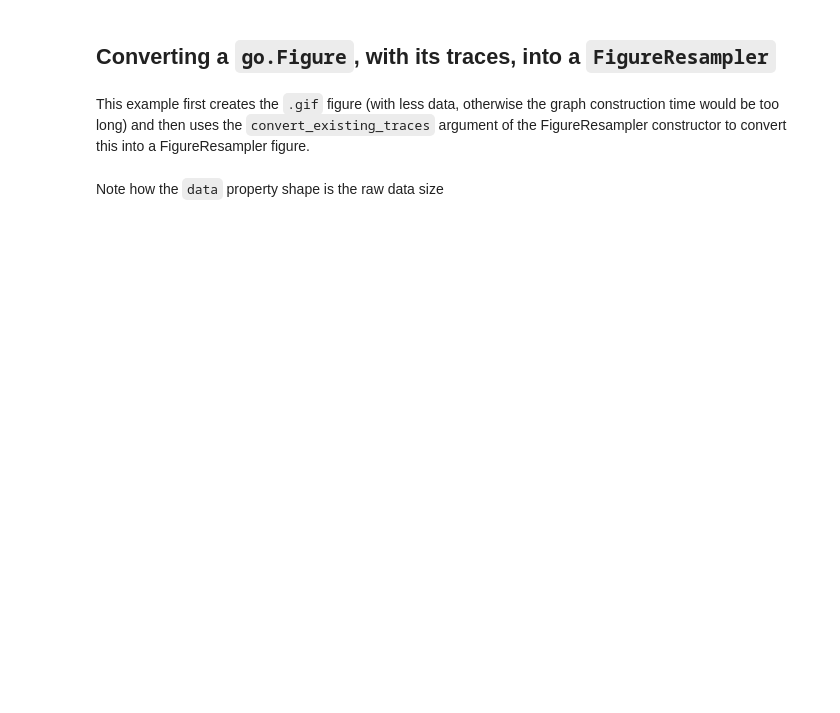
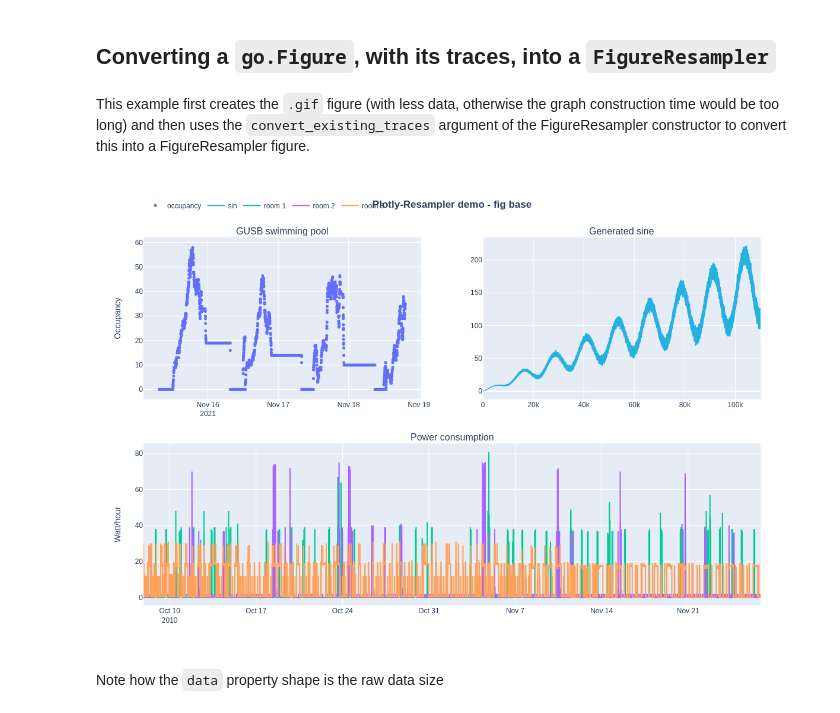
Before and after one commit to predict-idlab/plotly-resampler, a Jupyter notebook: examples/basic_example.ipynb, the cells around one changed output. Saved outputs shown, nothing was run; the diff lists cells and outputs as text; code cells hidden in the pictures; blank space fills up the shorter version.

```diff
--- a/examples/basic_example.ipynb
+++ b/examples/basic_example.ipynb
@@ -363,33 +481,39 @@ fig.update_yaxes(title_text="Occupancy", row=1, col=1)
 
 
 # ----------------- generated sine -----------
 fig.add_trace(
     go.Scattergl(name="sin", line_color="#26b2e0", x=x, y=noisy_sine),
     row=1,
     col=2,
 )
 
 # ------------- Power consumption data -------------
 df_data_pc = df_data_pc.last("50D")
 for i, c in enumerate(df_data_pc.columns):
     fig.add_trace(
         go.Scattergl(
             name=f"room {i+1}",
             x=df_data_pc.index,
             y=df_data_pc[c],
         ),
         row=2,
         col=1,
     )
 
 fig.update_layout(height=600)
 fig.update_yaxes(title_text="Watt/hour", row=2, col=1)
 fig.update_layout(
     title="<b>Plotly-Resampler demo - fig base</b>",
     title_x=0.5,
     legend_traceorder="normal",
     legend=dict(orientation="h", y=1.11, xanchor="left", x=0),
 )
+if USE_PNG:
+    fig.show(renderer="png", width=1200, height=800)
+else:
+    fig.show()
+# %% [output]
+[figure, added]
 # %% [markdown]
 Note how the `data` property shape is the raw data size
 # %%
```
Also changed, not shown: parts of 20 cells of this notebook, 1 other file.
